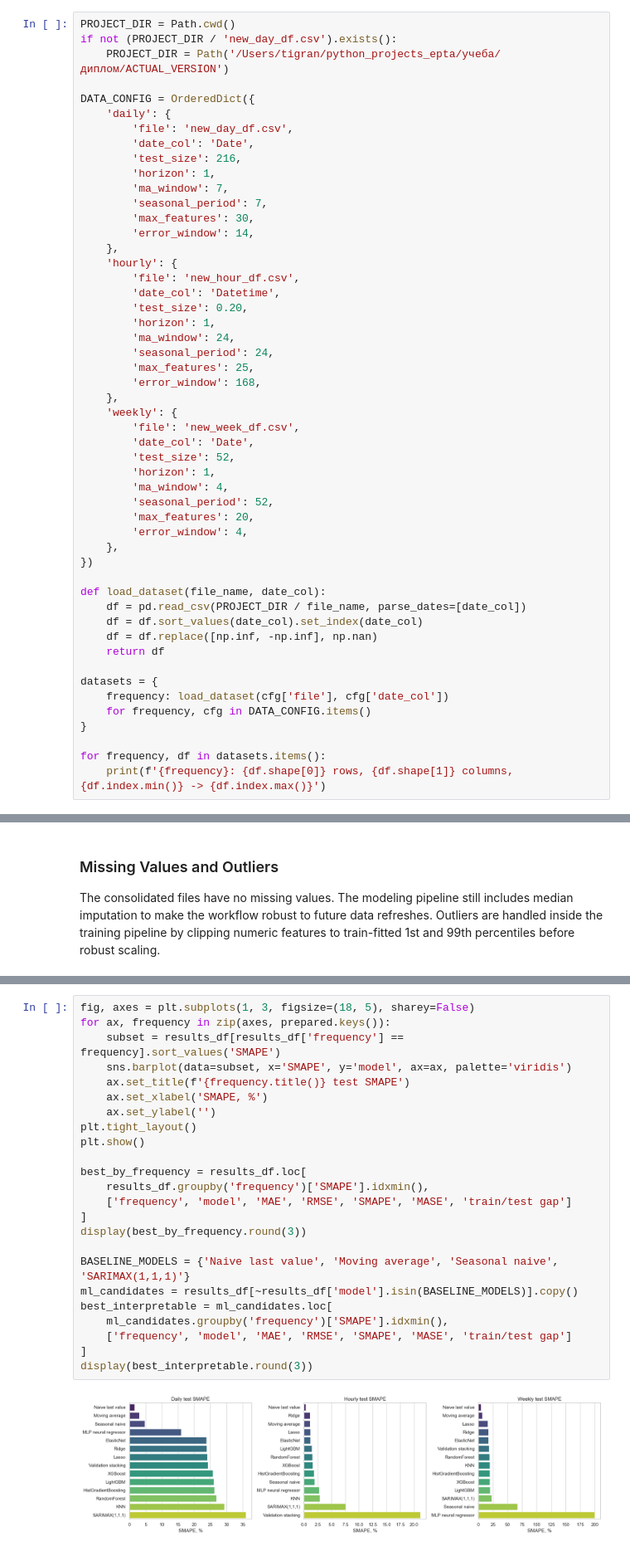
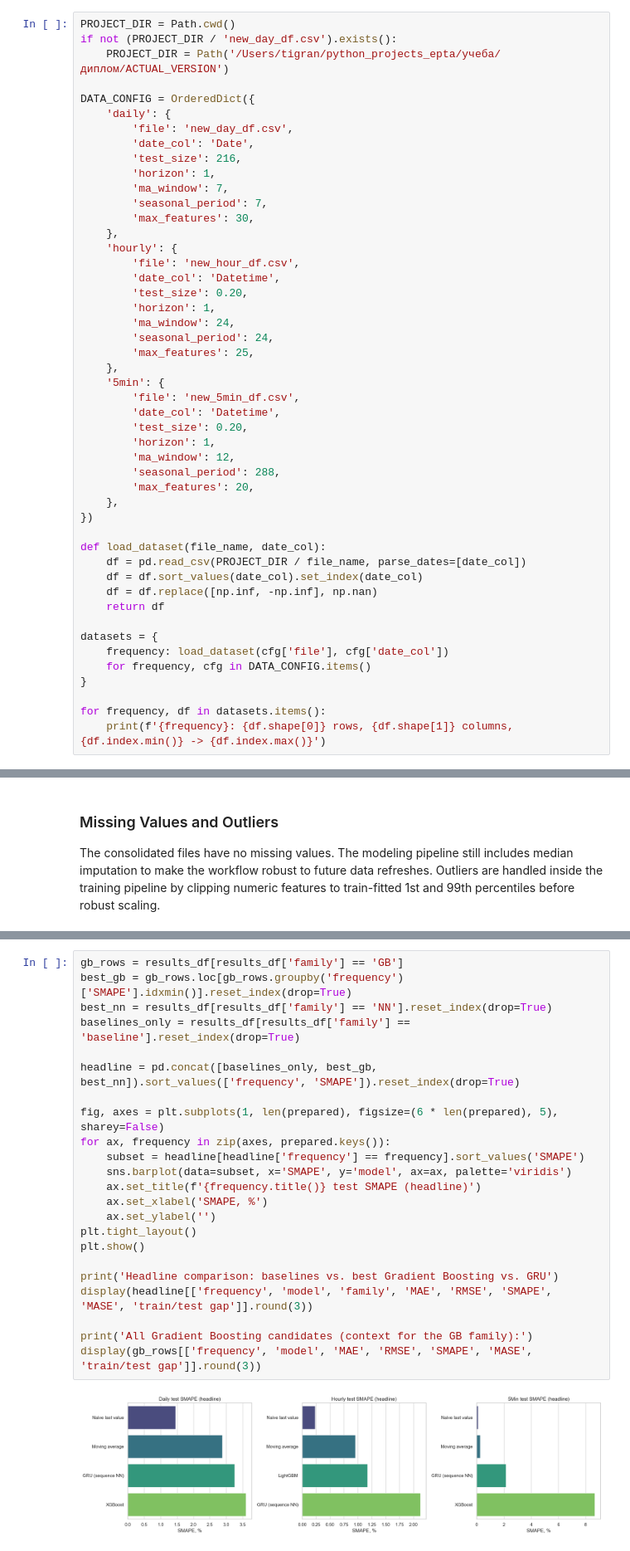
Before and after one commit to Tigran28102003/personal_projects, a Jupyter notebook: diploma/ACTUAL_VERSION/mmda_btc_report.ipynb, the cells around one changed output, grey strips where cells are left out. Shown at 83% size. Cells and saved outputs as stored; diff of their text form.

```diff
--- a/diploma/ACTUAL_VERSION/mmda_btc_report.ipynb
+++ b/diploma/ACTUAL_VERSION/mmda_btc_report.ipynb
@@ -86,7 +85,6 @@ DATA_CONFIG = OrderedDict({
         'ma_window': 7,
         'seasonal_period': 7,
         'max_features': 30,
-        'error_window': 14,
     },
     'hourly': {
         'file': 'new_hour_df.csv',
@@ -96,17 +94,15 @@ DATA_CONFIG = OrderedDict({
         'ma_window': 24,
         'seasonal_period': 24,
         'max_features': 25,
-        'error_window': 168,
     },
-    'weekly': {
-        'file': 'new_week_df.csv',
-        'date_col': 'Date',
-        'test_size': 52,
+    '5min': {
+        'file': 'new_5min_df.csv',
+        'date_col': 'Datetime',
+        'test_size': 0.20,
         'horizon': 1,
-        'ma_window': 4,
-        'seasonal_period': 52,
+        'ma_window': 12,
+        'seasonal_period': 288,
         'max_features': 20,
-        'error_window': 4,
     },
 })
 
@@ -810,26 +780,25 @@ Running experiments for weekly...
 # %%
-fig, axes = plt.subplots(1, 3, figsize=(18, 5), sharey=False)
+gb_rows = results_df[results_df['family'] == 'GB']
+best_gb = gb_rows.loc[gb_rows.groupby('frequency')['SMAPE'].idxmin()].reset_index(drop=True)
+best_nn = results_df[results_df['family'] == 'NN'].reset_index(drop=True)
+baselines_only = results_df[results_df['family'] == 'baseline'].reset_index(drop=True)
+
+headline = pd.concat([baselines_only, best_gb, best_nn]).sort_values(['frequency', 'SMAPE']).reset_index(drop=True)
+
+fig, axes = plt.subplots(1, len(prepared), figsize=(6 * len(prepared), 5), sharey=False)
 for ax, frequency in zip(axes, prepared.keys()):
-    subset = results_df[results_df['frequency'] == frequency].sort_values('SMAPE')
+    subset = headline[headline['frequency'] == frequency].sort_values('SMAPE')
     sns.barplot(data=subset, x='SMAPE', y='model', ax=ax, palette='viridis')
-    ax.set_title(f'{frequency.title()} test SMAPE')
+    ax.set_title(f'{frequency.title()} test SMAPE (headline)')
     ax.set_xlabel('SMAPE, %')
     ax.set_ylabel('')
 plt.tight_layout()
 plt.show()
 
-best_by_frequency = results_df.loc[
-    results_df.groupby('frequency')['SMAPE'].idxmin(),
-    ['frequency', 'model', 'MAE', 'RMSE', 'SMAPE', 'MASE', 'train/test gap']
-]
-display(best_by_frequency.round(3))
+print('Headline comparison: baselines vs. best Gradient Boosting vs. GRU')
+display(headline[['frequency', 'model', 'family', 'MAE', 'RMSE', 'SMAPE', 'MASE', 'train/test gap']].round(3))
 
-BASELINE_MODELS = {'Naive last value', 'Moving average', 'Seasonal naive', 'SARIMAX(1,1,1)'}
-ml_candidates = results_df[~results_df['model'].isin(BASELINE_MODELS)].copy()
-best_interpretable = ml_candidates.loc[
-    ml_candidates.groupby('frequency')['SMAPE'].idxmin(),
-    ['frequency', 'model', 'MAE', 'RMSE', 'SMAPE', 'MASE', 'train/test gap']
-]
-display(best_interpretable.round(3))
+print('All Gradient Boosting candidates (context for the GB family):')
+display(gb_rows[['frequency', 'model', 'MAE', 'RMSE', 'SMAPE', 'MASE', 'train/test gap']].round(3))
 # %% [output]
-[figure, old version]
+[figure, new version]
```
Also changed, not shown: parts of 24 cells of this notebook, 3 other files.
